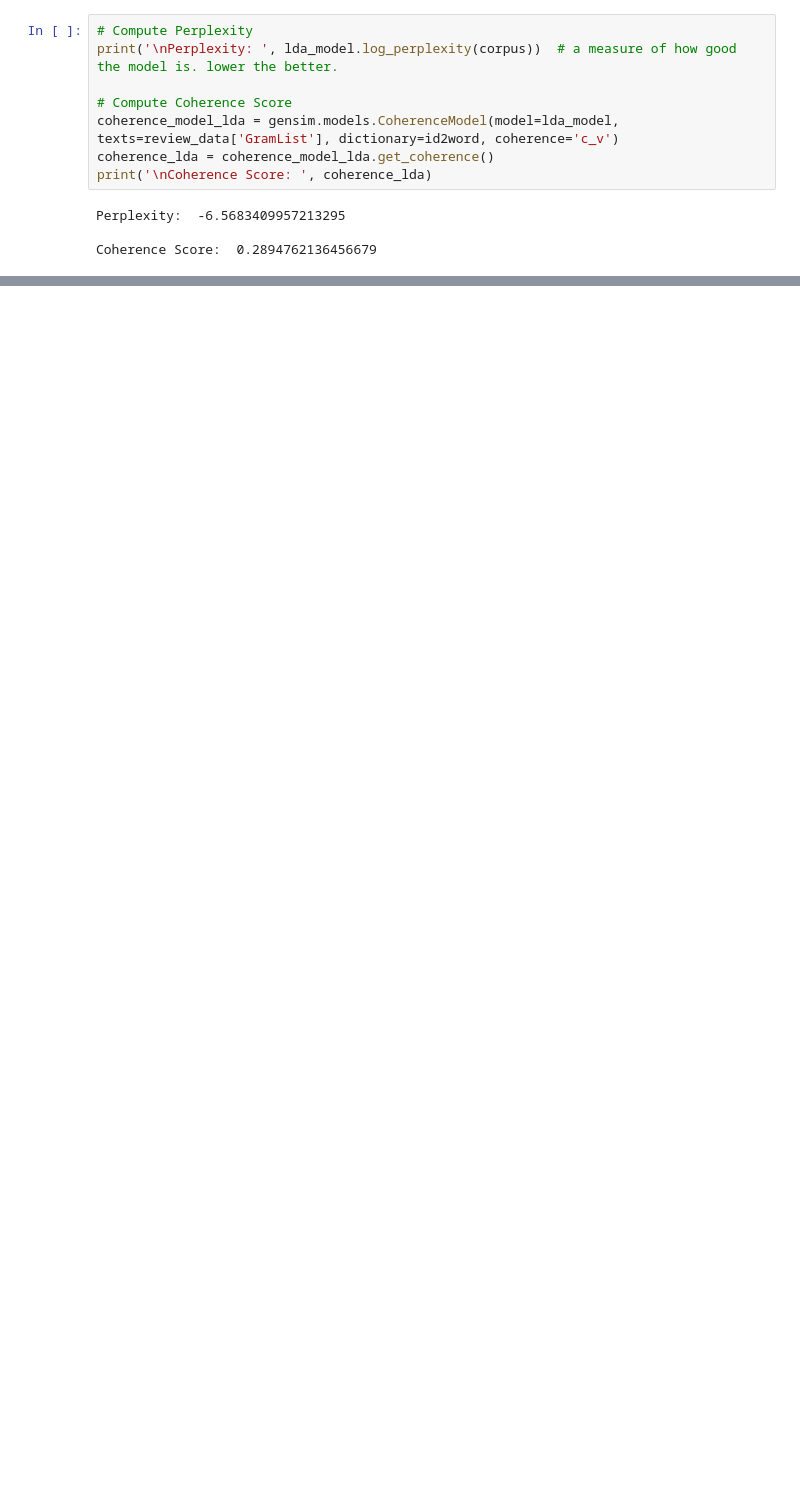
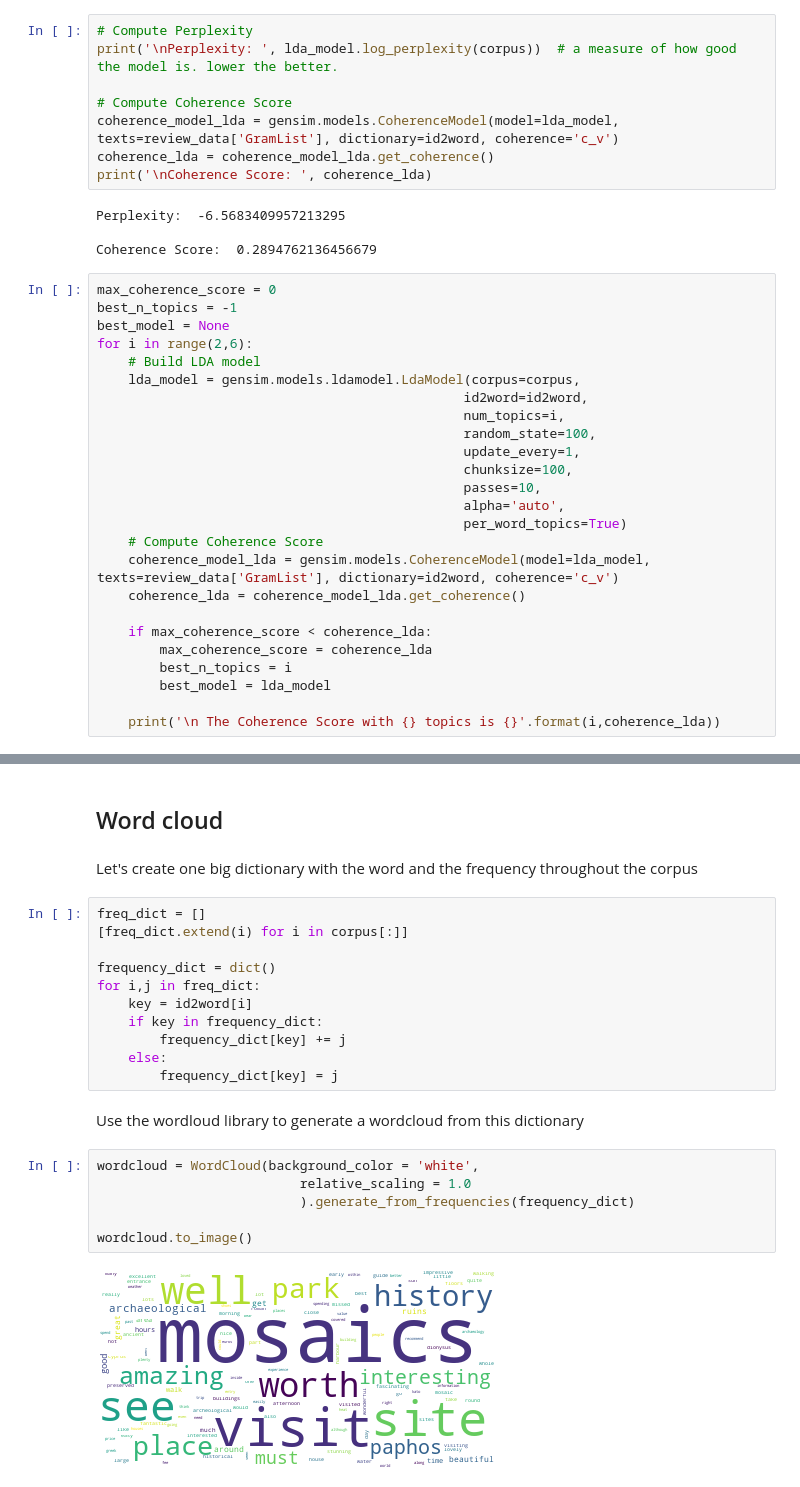
Before and after one commit to TanselArif-21/Topic-Modeling, a Jupyter notebook: Code/TopicModeling.ipynb, the cells around one changed output, grey strips where cells are left out. Cells and saved outputs as stored; diff of their text form; blank space fills up the shorter version.

Commit message:
Adding WordCloud as well. Functionalising all

```diff
--- a/Code/TopicModeling.ipynb
+++ b/Code/TopicModeling.ipynb
@@ -320,3 +389,28 @@ print('\nCoherence Score: ', coherence_lda)
 Perplexity:  -6.5683409957213295
 
 Coherence Score:  0.2894762136456679
+# %%
+max_coherence_score = 0
+best_n_topics = -1
+best_model = None
+for i in range(2,6):
+    # Build LDA model
+    lda_model = gensim.models.ldamodel.LdaModel(corpus=corpus,
+                                               id2word=id2word,
+                                               num_topics=i,
+                                               random_state=100,
+                                               update_every=1,
+                                               chunksize=100,
+                                               passes=10,
+                                               alpha='auto',
+                                               per_word_topics=True)
+    # Compute Coherence Score
+    coherence_model_lda = gensim.models.CoherenceModel(model=lda_model, texts=review_data['GramList'], dictionary=id2word, coherence='c_v')
+    coherence_lda = coherence_model_lda.get_coherence()
+
+    if max_coherence_score < coherence_lda:
+        max_coherence_score = coherence_lda
+        best_n_topics = i
+        best_model = lda_model
+
+    print('\n The Coherence Score with {} topics is {}'.format(i,coherence_lda))
@@ -352,0 +539,25 @@ topic
+# %% [markdown]
+## Word cloud
+# %% [markdown]
+Let's create one big dictionary with the word and the frequency throughout the corpus
+# %%
+freq_dict = []
+[freq_dict.extend(i) for i in corpus[:]]
+
+frequency_dict = dict()
+for i,j in freq_dict:
+    key = id2word[i]
+    if key in frequency_dict:
+        frequency_dict[key] += j
+    else:
+        frequency_dict[key] = j
+# %% [markdown]
+Use the wordloud library to generate a wordcloud from this dictionary
+# %%
+wordcloud = WordCloud(background_color = 'white',
+                          relative_scaling = 1.0
+                          ).generate_from_frequencies(frequency_dict)
+
+wordcloud.to_image()
+# %% [output]
+[figure, added]
```
Also changed, not shown: parts of 36 cells of this notebook, 1 other file.
